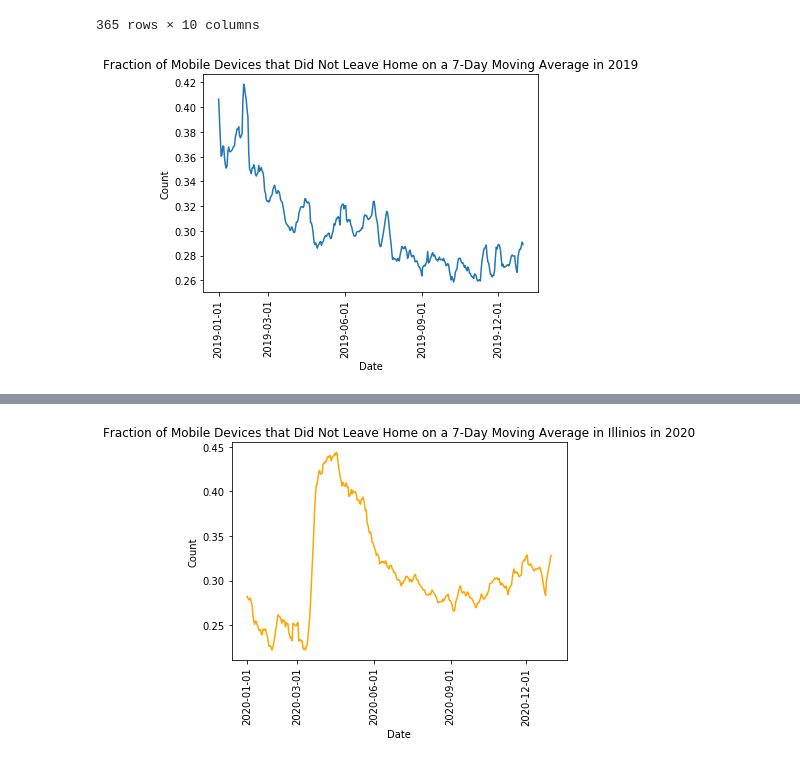
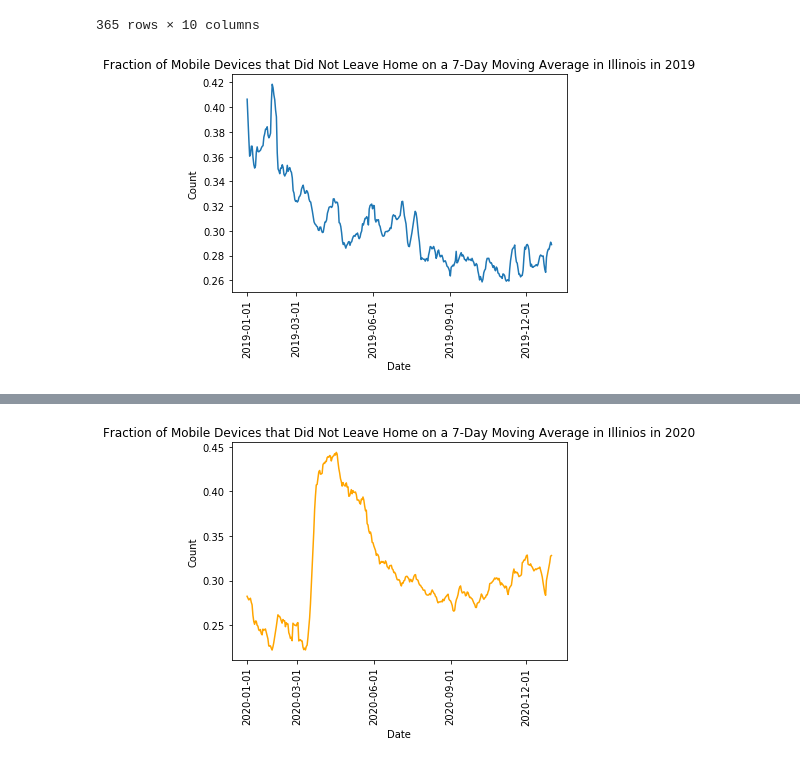
Before and after one commit to erickzli/IS597-COVID-Project, a Jupyter notebook: Kerstin's Folder/Evaluate- SafeGraph Data.ipynb, the cells around one changed output, grey strips where cells are left out. Cells and saved outputs as stored; diff of their text form; code cells hidden in the pictures.

```diff
--- a/Kerstin's Folder/Evaluate- SafeGraph Data.ipynb
+++ b/Kerstin's Folder/Evaluate- SafeGraph Data.ipynb
@@ -274,16 +274,16 @@ df_home_IL_2019
 # %%
 plt.plot(df_home_IL_2019['time_value'], df_home_IL_2019['value'], label = 'Stay Home')
 plt.xlabel('Date')
 plt.xticks(['2019-01-01', '2019-03-01', '2019-06-01', '2019-09-01', '2019-12-01'], rotation = 90)
 plt.ylabel('Count')
-plt.title('Fraction of Mobile Devices that Did Not Leave Home on a 7-Day Moving Average in 2019')
+plt.title('Fraction of Mobile Devices that Did Not Leave Home on a 7-Day Moving Average in Illinois in 2019')
 plt.grid(False)
 #plt.legend()
 
 plt.savefig('com_home_week_IL_2019.png', dpi=300, bbox_inches='tight')
 plt.show()
 # %% [output]
-[figure, old version]
+[figure, new version]
 # %%
 df_home_IL_2020 = df_home_IL.loc[df_home_IL['time_value'] >= '2020-01-01']
 df_home_IL_2020
```
